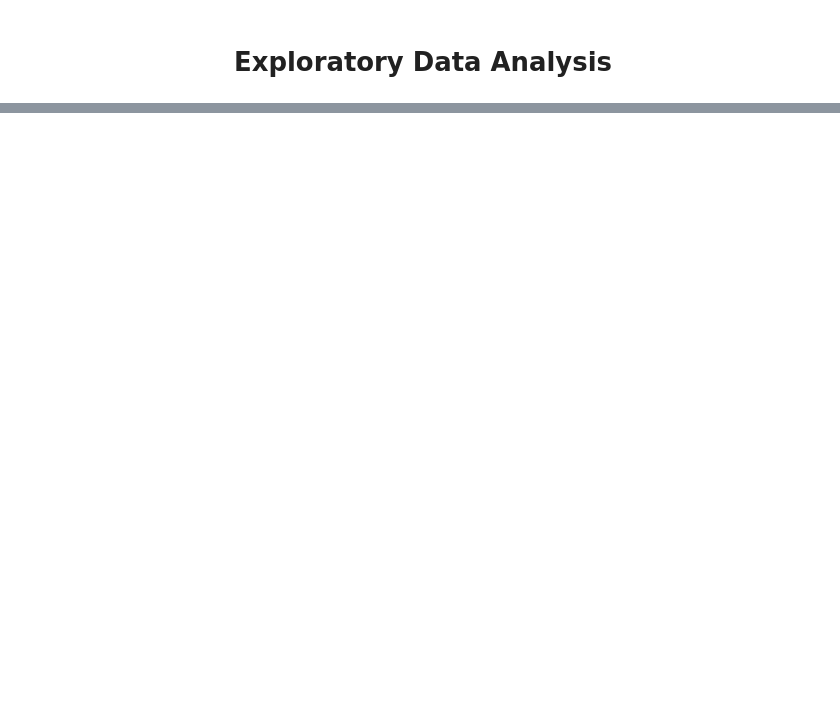
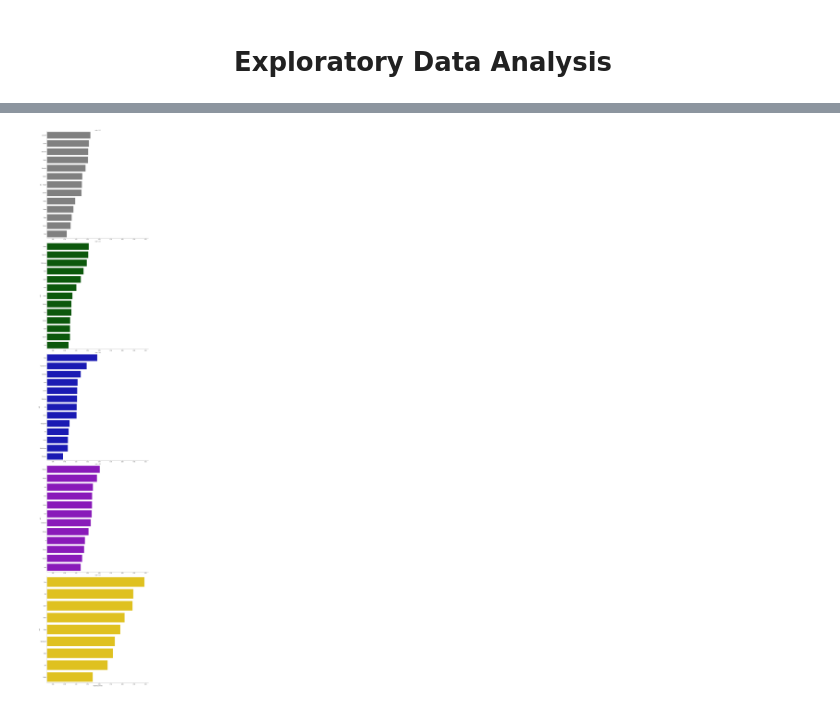
Before and after one commit to jdang2/jdang2.github.io, a Jupyter notebook: CMSC320Final.ipynb, the cells around one changed output, grey strips where cells are left out. Saved outputs shown, nothing was run; the diff lists cells and outputs as text; code cells hidden in the pictures; blank space fills up the shorter version.

```diff
--- a/CMSC320Final.ipynb
+++ b/CMSC320Final.ipynb
@@ -497,0 +649,19 @@ item_df
+# %%
+# Designate specific colors to each cost
+palette_cost = {5:"gold", 4:"darkviolet", 3:"mediumblue",2:"darkgreen",1:"grey"}
+
+# Create separate plots for each cost using seaborn's FacetGrid function
+g = sns.FacetGrid(unit_df, col="cost",  height=15, col_wrap=1, sharex=False, sharey=False,
+hue = 'cost', palette=palette_cost)
+
+# Reduce the scale for the x values so that the data fits better in the plot
+g.set(xlim=[0.45, 0.625])
+
+# Map each plot to a barplot with the weighted win rate as the x value and the y value as the
+# augments to create horizonal bar plots that are more readable
+g.map(sns.barplot, "weighted_winrate", "unit")
+
+# Display the plot
+plt.show()
+# %% [output]
+[figure, added]
```
Also changed, not shown: parts of 40 cells of this notebook, 2 other files.
